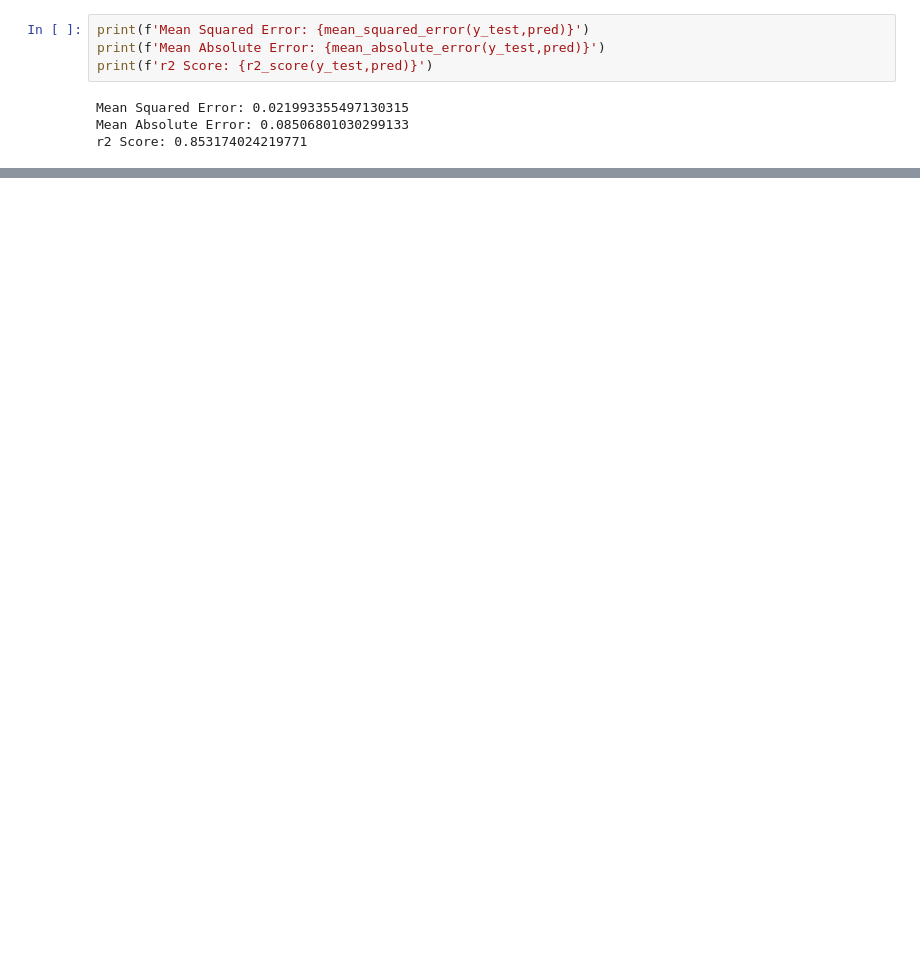
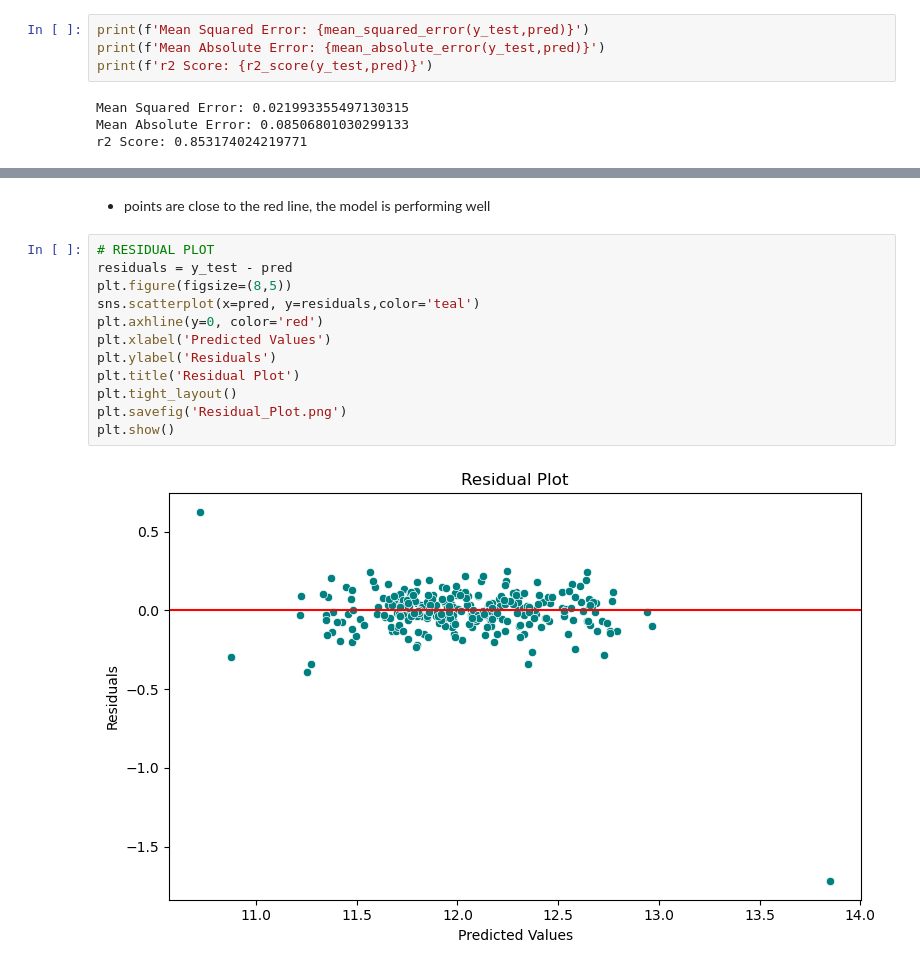
Before and after one commit to kevinyegon1/Housing_Prices_Competition_for_Kaggle_Learn_Users, a Jupyter notebook: regression_model/LinearRegression.ipynb, the cells around one changed output, grey strips where cells are left out. Saved outputs shown, nothing was run; the diff lists cells and outputs as text; blank space fills up the shorter version.

```diff
--- a/regression_model/LinearRegression.ipynb
+++ b/regression_model/LinearRegression.ipynb
@@ -172,0 +176,16 @@ Name: SalePrice, dtype: float64
+# %% [markdown]
+- points are close to the red line, the model is performing well
+# %%
+# RESIDUAL PLOT
+residuals = y_test - pred
+plt.figure(figsize=(8,5))
+sns.scatterplot(x=pred, y=residuals,color='teal')
+plt.axhline(y=0, color='red')
+plt.xlabel('Predicted Values')
+plt.ylabel('Residuals')
+plt.title('Residual Plot')
+plt.tight_layout()
+plt.savefig('Residual_Plot.png')
+plt.show()
+# %% [output]
+[figure, added]
```
Also changed, not shown: parts of 17 cells of this notebook, 2 other files.
